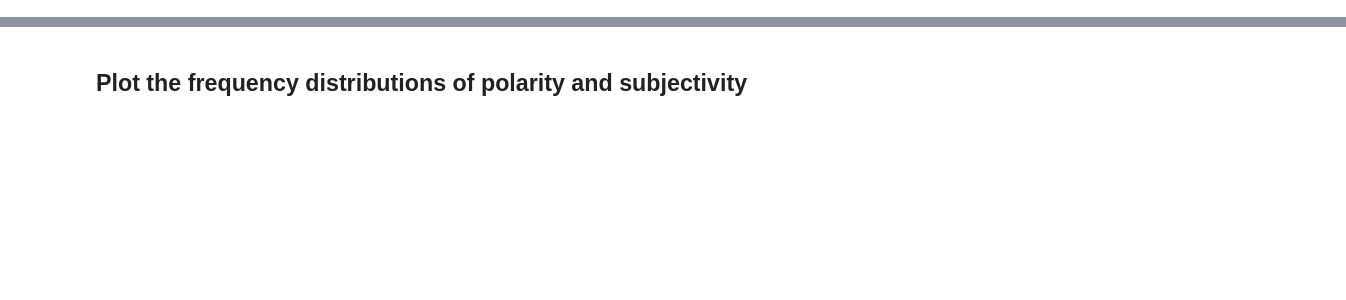
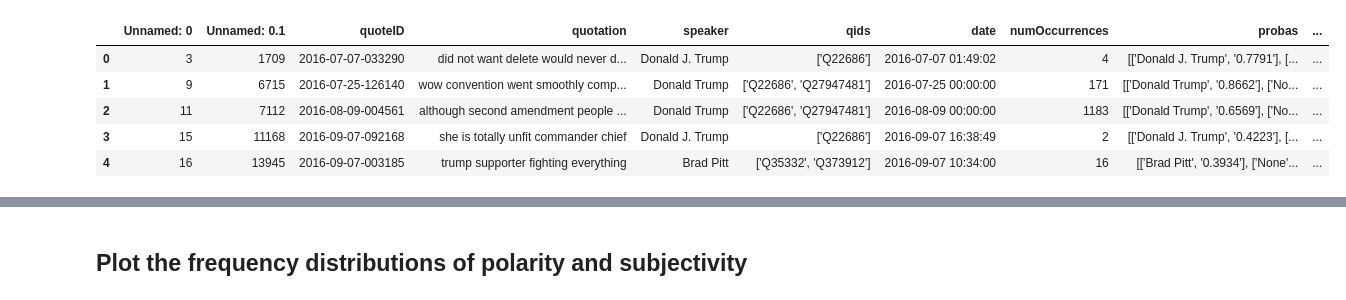
Before and after one commit to epfl-ada/ada-2021-project-sars, a Jupyter notebook: sentiment_analysis.ipynb, the cells around one changed output, grey strips where cells are left out. Saved outputs shown, nothing was run; the diff lists cells and outputs as text; code cells hidden in the pictures; blank space fills up the shorter version.

```diff
--- a/sentiment_analysis.ipynb
+++ b/sentiment_analysis.ipynb
@@ -29 +20,16 @@ df_trump_2016
+# %%
+# preprocess data for sentiment analysis
+df_trump_2016 = preprocess_data_for_sentiment_analysis(df_trump_2016)
+df_trump_2020 = preprocess_data_for_sentiment_analysis(df_trump_2020)
+df_clinton_2016 = preprocess_data_for_sentiment_analysis(df_clinton_2016)
+df_biden_2020 = preprocess_data_for_sentiment_analysis(df_biden_2020)
+
+df_trump_2016.head()
+# %% [output]
+|  | Unnamed: 0 | Unnamed: 0.1 | quoteID | quotation | speaker | qids | date | numOccurrences | probas | ... |
+| 0 | 3 | 1709 | 2016-07-07-033290 | did not want delete would never d... | Donald J. Trump | ['Q22686'] | 2016-07-07 01:49:02 | 4 | [['Donald J. Trump', '0.7791'], [... | ... |
+| 1 | 9 | 6715 | 2016-07-25-126140 | wow convention went smoothly comp... | Donald Trump | ['Q22686', 'Q27947481'] | 2016-07-25 00:00:00 | 171 | [['Donald Trump', '0.8662'], ['No... | ... |
+| 2 | 11 | 7112 | 2016-08-09-004561 | although second amendment people ... | Donald Trump | ['Q22686', 'Q27947481'] | 2016-08-09 00:00:00 | 1183 | [['Donald Trump', '0.6569'], ['No... | ... |
+| 3 | 15 | 11168 | 2016-09-07-092168 | she is totally unfit commander chief | Donald J. Trump | ['Q22686'] | 2016-09-07 16:38:49 | 2 | [['Donald J. Trump', '0.4223'], [... | ... |
+| 4 | 16 | 13945 | 2016-09-07-003185 | trump supporter fighting everything | Brad Pitt | ['Q35332', 'Q373912'] | 2016-09-07 10:34:00 | 16 | [['Brad Pitt', '0.3934'], ['None'... | ... |
 # %%
```
Also changed, not shown: parts of 9 cells of this notebook.
